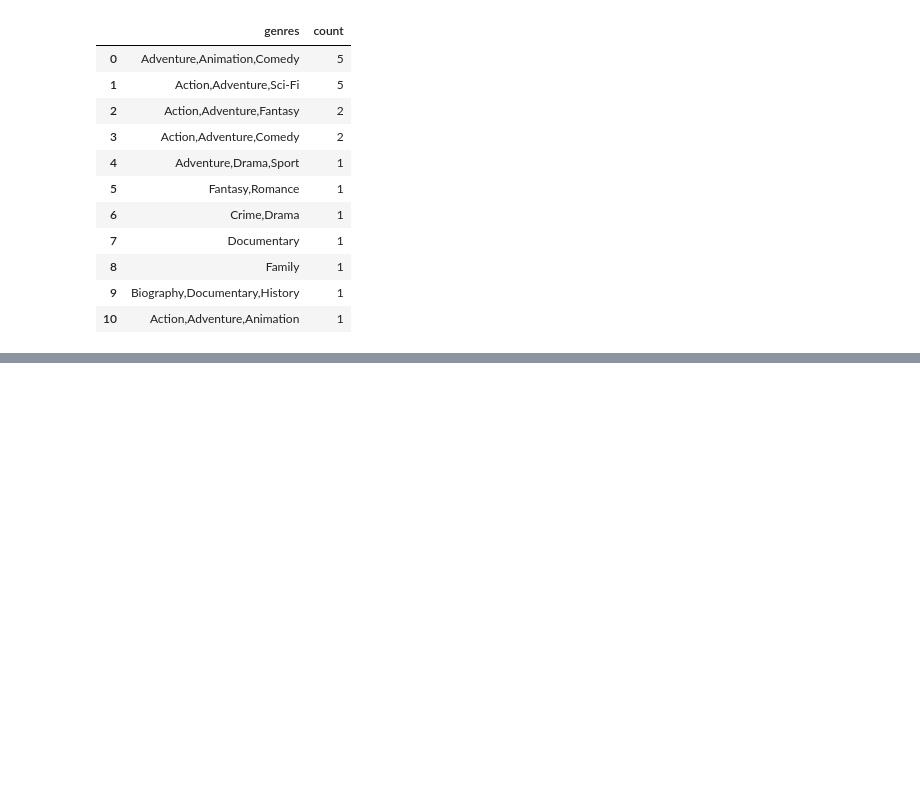
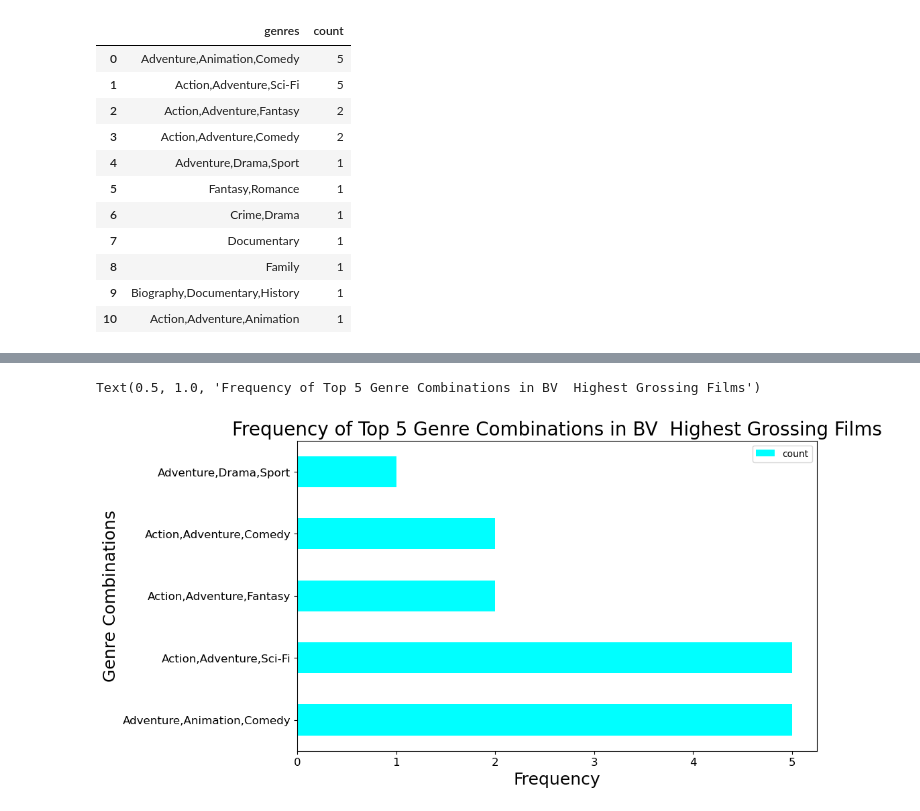
Before and after one commit to sophline/MICROSOFT-MOVIE-STUDIO-PROJECT, a Jupyter notebook: student.ipynb, the cells around one changed output, grey strips where cells are left out. Drawn from its saved outputs; the diff is of its cells as text; code cells hidden in the pictures; blank space fills up the shorter version.

```diff
--- a/student.ipynb
+++ b/student.ipynb
@@ -421,0 +431,9 @@ The genres that have the highest frequency of the movie combinations are the (Ad
+# %%
+#Visualize the top 5 genre combinations in BV studios
+df_bv_genres.head(5).plot(x='genres', y='count', kind='barh', figsize=(10,6), color='cyan', fontsize=12)
+plt.xlabel('Frequency', size=18)
+plt.ylabel('Genre Combinations', size=18)
+plt.title("Frequency of Top 5 Genre Combinations in BV  Highest Grossing Films", size=20)
+# %% [output]
+Text(0.5, 1.0, 'Frequency of Top 5 Genre Combinations in BV  Highest Grossing Films')
+[figure, added]
```
Also changed, not shown: parts of 2 cells of this notebook.
